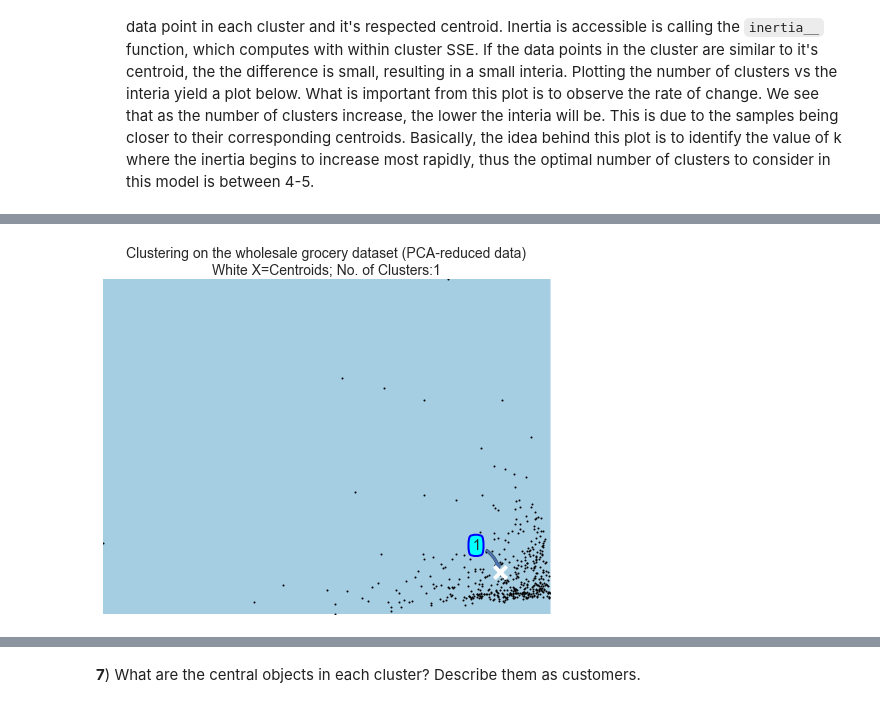
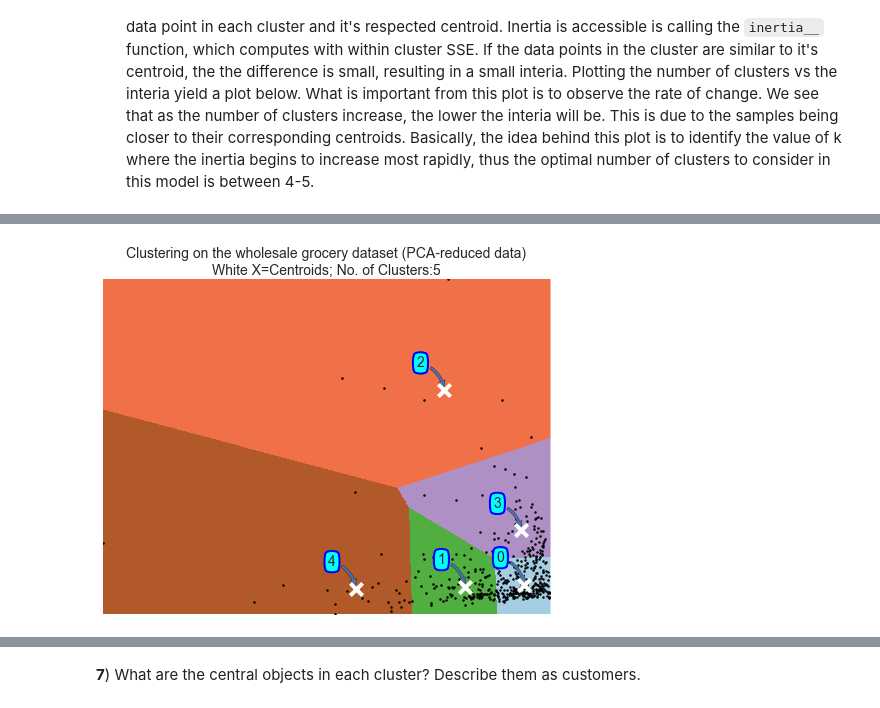
Before and after one commit to Tsmith5151/Customer-Segments, a Jupyter notebook: customer_segments.ipynb, the cells around one changed output, grey strips where cells are left out. Drawn from its saved outputs; the diff is of its cells as text; code cells hidden in the pictures.

```diff
--- a/customer_segments.ipynb
+++ b/customer_segments.ipynb
@@ -414,54 +432,51 @@ cluster_plot_kmeans()
 # %%
-def cluster_plot():
-    for i in range(1,5):
-        # TODO: Implement clustering algorithm and fitting to the reduced data for visualization
-        clusters = KMeans(n_clusters=i, n_init=100)
-        clusters.fit(reduced_data)
-        #print clusters
+num_clusters = 5
+clusters = KMeans(n_clusters=num_clusters, n_init=100)
+clusters.fit(reduced_data)
+centroids = clusters.cluster_centers_
 
-        # TODO: Find the centroids for KMeans or the cluster means for GMM
-        centroids = clusters.cluster_centers_
-        #print "\nCentroid(s):"
-        #print centroids
+# Plot the decision boundary by building a mesh grid to populate a graph.
+x_min, x_max = reduced_data[:, 0].min() - 1, reduced_data[:, 0].max() + 1
+y_min, y_max = reduced_data[:, 1].min() - 1, reduced_data[:, 1].max() + 1
+hx = (x_max-x_min)/1000.
+hy = (y_max-y_min)/1000.
+xx, yy = np.meshgrid(np.arange(x_min, x_max, hx), np.arange(y_min, y_max, hy))
 
-        # Plot the decision boundary by building a mesh grid to populate a graph.
-        x_min, x_max = reduced_data[:, 0].min() - 1, reduced_data[:, 0].max() + 1
-        y_min, y_max = reduced_data[:, 1].min() - 1, reduced_data[:, 1].max() + 1
-        hx = (x_max-x_min)/1000.
-        hy = (y_max-y_min)/1000.
-        xx, yy = np.meshgrid(np.arange(x_min, x_max, hx), np.arange(y_min, y_max, hy))
+# Obtain labels for each point in mesh. Use last trained model.
+Z = clusters.predict(np.c_[xx.ravel(), yy.ravel()])
 
-        # Obtain labels for each point in mesh. Use last trained model.
-        Z = clusters.predict(np.c_[xx.ravel(), yy.ravel()])
+# Put the result into a color plot
+pl.figure(figsize=(8,6))
+Z = Z.reshape(xx.shape)
+pl.figure(1)
+pl.clf()
+pl.imshow(Z, interpolation='nearest',
+            extent=(xx.min(), xx.max(), yy.min(), yy.max()),
+            cmap=pl.cm.Paired,
+            aspect='auto', origin='lower')
 
-        # Put the result into a color plot
-        pl.figure(figsize=(8,6))
-        Z = Z.reshape(xx.shape)
-        pl.figure(1)
-        pl.clf()
-        pl.imshow(Z, interpolation='nearest',
-                    extent=(xx.min(), xx.max(), yy.min(), yy.max()),
-                    cmap=pl.cm.Paired,
-                    aspect='auto', origin='lower')
+pl.plot(reduced_data[:, 0], reduced_data[:, 1], 'k.', markersize=5)
+pl.scatter(centroids[:, 0], centroids[:, 1],
+            marker='x', s=150, linewidths=4,
+            color='w', zorder=10)
+pl.title('Clustering on the wholesale grocery dataset (PCA-reduced data)\n'
+        'White X=Centroids; No. of Clusters:%s'%(5), fontsize = 14)
+pl.xlim(x_min, x_max)
+pl.ylim(y_min, y_max)
+pl.xticks(())
+pl.yticks(())
 
-        pl.plot(reduced_data[:, 0], reduced_data[:, 1], 'k.', markersize=4)
-        pl.scatter(centroids[:, 0], centroids[:, 1],
-                    marker='x', s=150, linewidths=4,
-                    color='w', zorder=10)
-        pl.title('Clustering on the wholesale grocery dataset (PCA-reduced data)\n'
-                'White X=Centroids; No. of Clusters:%s'%(i), fontsize = 14)
-        pl.xlim(x_min, x_max)
-        pl.ylim(y_min, y_max)
-        pl.xticks(())
-        pl.yticks(())
-        labels = ['{0}'.format(i) for i in range(1,6)]
-        for label, x, y in zip(labels, centroids[:,0], centroids[:,1]):
-            pl.annotate(label, xy = (x, y), xytext = (-20, 20),
-            textcoords = 'offset points', size=14, ha = 'right', va = 'bottom',
-            bbox = dict(boxstyle="round4,pad=0.3", fc="cyan", ec="b", lw=2),
-            arrowprops = dict(arrowstyle = 'simple', connectionstyle = 'arc3,rad=-0.3'))
-        pl.show()
+# Annotate Plot:
+labels = ['{0}'.format(i) for i in range(0,5)]
+for label, x, y in zip(labels, centroids[:,0], centroids[:,1]):
+     pl.annotate(label, xy = (x, y), xytext = (-20, 20),
+     textcoords = 'offset points', size=14, ha = 'right', va = 'bottom',
+     bbox = dict(boxstyle="round4,pad=0.3", fc="cyan", ec="b", lw=2),
+     arrowprops = dict(arrowstyle = 'simple', connectionstyle = 'arc3,rad=-0.3'))
+pl.show()
 
-cluster_plot()
+data['cluster'] = clusters.labels_
+results = pd.DataFrame(data=labels, columns=['cluster'])
+data_grouped = data.groupby('cluster').mean()
 # %% [output]
-[figure, old version]
+[figure, new version]
```
Also changed, not shown: parts of 16 cells of this notebook.
